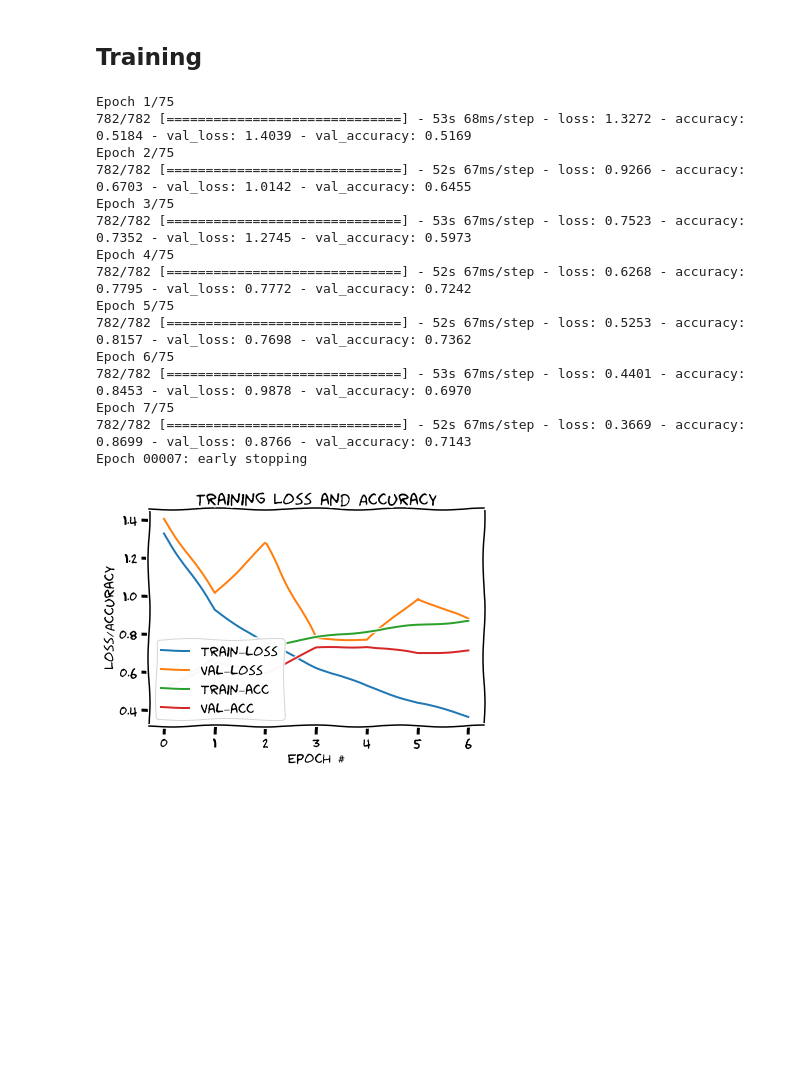
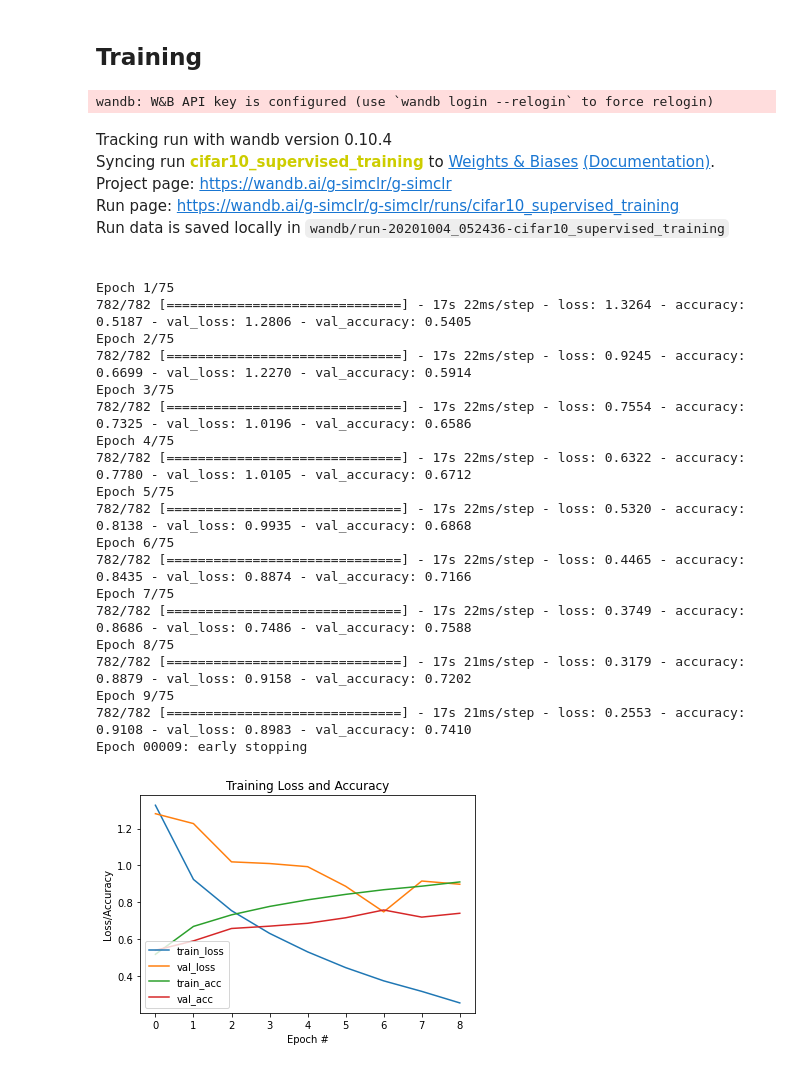
Before and after one commit to ariG23498/G-SimCLR, a Jupyter notebook: CIFAR10/Supervised_Training_CIFAR10.ipynb, the cells around one changed output. Saved outputs shown, nothing was run; the diff lists cells and outputs as text; code cells hidden in the pictures; blank space fills up the shorter version.

Commit message:
wandb added and xkcd removed

```diff
--- a/CIFAR10/Supervised_Training_CIFAR10.ipynb
+++ b/CIFAR10/Supervised_Training_CIFAR10.ipynb
@@ -82,17 +97,15 @@ def get_training_model():
 # %%
 def plot_training(H):
-	# construct a plot that plots and saves the training history
-	with plt.xkcd():
-		plt.figure()
-		plt.plot(H.history["loss"], label="train_loss")
-		plt.plot(H.history["val_loss"], label="val_loss")
-		plt.plot(H.history["accuracy"], label="train_acc")
-		plt.plot(H.history["val_accuracy"], label="val_acc")
-		plt.title("Training Loss and Accuracy")
-		plt.xlabel("Epoch #")
-		plt.ylabel("Loss/Accuracy")
-		plt.legend(loc="lower left")
-		plt.show()
+	plt.figure()
+	plt.plot(H.history["loss"], label="train_loss")
+	plt.plot(H.history["val_loss"], label="val_loss")
+	plt.plot(H.history["accuracy"], label="train_acc")
+	plt.plot(H.history["val_accuracy"], label="val_acc")
+	plt.title("Training Loss and Accuracy")
+	plt.xlabel("Epoch #")
+	plt.ylabel("Loss/Accuracy")
+	plt.legend(loc="lower left")
+	plt.show()
 # %% [markdown]
 ## Dataset preparation
 # %%
@@ -131,29 +147,39 @@ es = tf.keras.callbacks.EarlyStopping(monitor="val_loss", patience=2, verbose=2,
 # %%
 # Train model
 model = get_training_model()
 model.compile(loss="sparse_categorical_crossentropy", optimizer="adam", metrics=["accuracy"])
-
+wandb.init(entity="g-simclr", project="g-simclr", id="cifar10_supervised_training")
 h = model.fit(x_train, y_train,
          validation_data=(x_test, y_test),
          batch_size=64,
          epochs=75,
-         callbacks=[es])
+         callbacks=[es, WandbCallback()])
 
 plot_training(h)
 # %% [output]
-Epoch 1/75
-782/782 [==============================] - 53s 68ms/step - loss: 1.3272 - accuracy: 0.5184 - val_loss: 1.4039 - val_accuracy: 0.5169
-Epoch 2/75
-782/782 [==============================] - 52s 67ms/step - loss: 0.9266 - accuracy: 0.6703 - val_loss: 1.0142 - val_accuracy: 0.6455
-Epoch 3/75
-782/782 [==============================] - 53s 67ms/step - loss: 0.7523 - accuracy: 0.7352 - val_loss: 1.2745 - val_accuracy: 0.5973
-Epoch 4/75
-782/782 [==============================] - 52s 67ms/step - loss: 0.6268 - accuracy: 0.7795 - val_loss: 0.7772 - val_accuracy: 0.7242
-Epoch 5/75
-782/782 [==============================] - 52s 67ms/step - loss: 0.5253 - accuracy: 0.8157 - val_loss: 0.7698 - val_accuracy: 0.7362
-Epoch 6/75
-782/782 [==============================] - 53s 67ms/step - loss: 0.4401 - accuracy: 0.8453 - val_loss: 0.9878 - val_accuracy: 0.6970
-Epoch 7/75
-782/782 [==============================] - 52s 67ms/step - loss: 0.3669 - accuracy: 0.8699 - val_loss: 0.8766 - val_accuracy: 0.7143
-Epoch 00007: early stopping
+wandb: W&B API key is configured (use `wandb login --relogin` to force relogin)
+Tracking run with wandb version 0.10.4
+Syncing run cifar10_supervised_training to Weights & Biases (Documentation).
+Project page: https://wandb.ai/g-simclr/g-simclr
+Run page: https://wandb.ai/g-simclr/g-simclr/runs/cifar10_supervised_training
+Run data is saved locally in wandb/run-20201004_052436-cifar10_supervised_training
+Epoch 1/75
+782/782 [==============================] - 17s 22ms/step - loss: 1.3264 - accuracy: 0.5187 - val_loss: 1.2806 - val_accuracy: 0.5405
+Epoch 2/75
+782/782 [==============================] - 17s 22ms/step - loss: 0.9245 - accuracy: 0.6699 - val_loss: 1.2270 - val_accuracy: 0.5914
+Epoch 3/75
+782/782 [==============================] - 17s 22ms/step - loss: 0.7554 - accuracy: 0.7325 - val_loss: 1.0196 - val_accuracy: 0.6586
+Epoch 4/75
+782/782 [==============================] - 17s 22ms/step - loss: 0.6322 - accuracy: 0.7780 - val_loss: 1.0105 - val_accuracy: 0.6712
+Epoch 5/75
+782/782 [==============================] - 17s 22ms/step - loss: 0.5320 - accuracy: 0.8138 - val_loss: 0.9935 - val_accuracy: 0.6868
+Epoch 6/75
+782/782 [==============================] - 17s 22ms/step - loss: 0.4465 - accuracy: 0.8435 - val_loss: 0.8874 - val_accuracy: 0.7166
+Epoch 7/75
+782/782 [==============================] - 17s 22ms/step - loss: 0.3749 - accuracy: 0.8686 - val_loss: 0.7486 - val_accuracy: 0.7588
+Epoch 8/75
+782/782 [==============================] - 17s 21ms/step - loss: 0.3179 - accuracy: 0.8879 - val_loss: 0.9158 - val_accuracy: 0.7202
+Epoch 9/75
+782/782 [==============================] - 17s 21ms/step - loss: 0.2553 - accuracy: 0.9108 - val_loss: 0.8983 - val_accuracy: 0.7410
+Epoch 00009: early stopping
-[figure, old version]
+[figure, new version]
```
Also changed, not shown: parts of 8 cells of this notebook.
